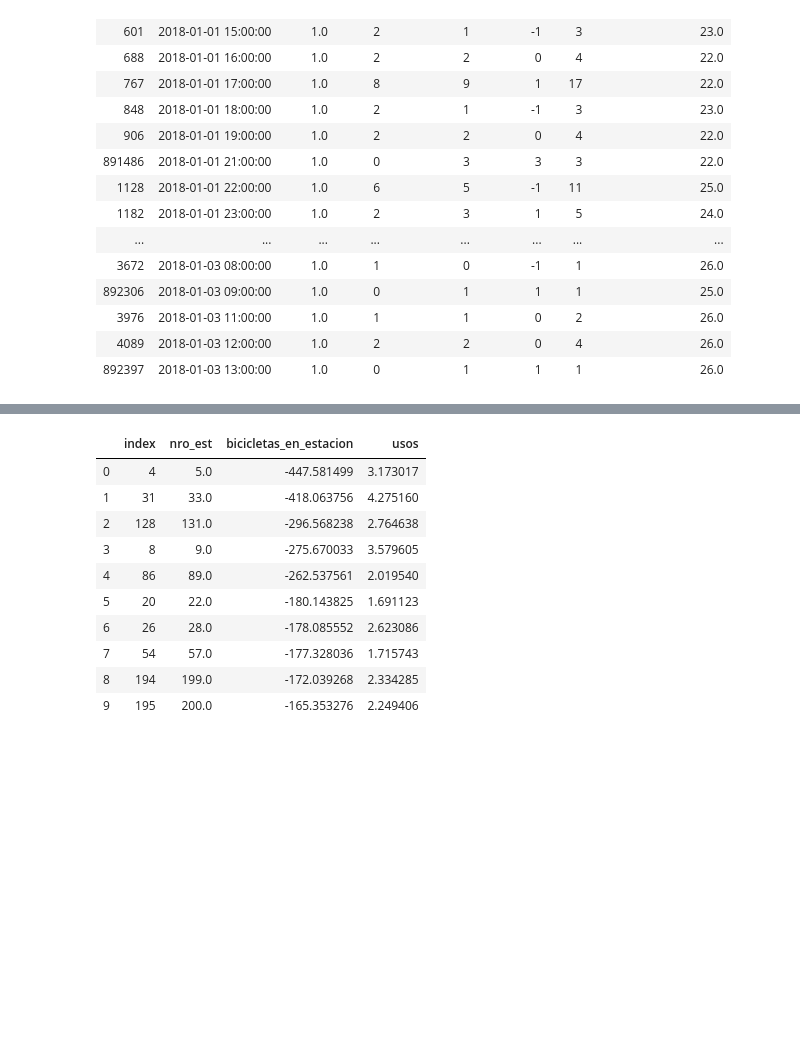
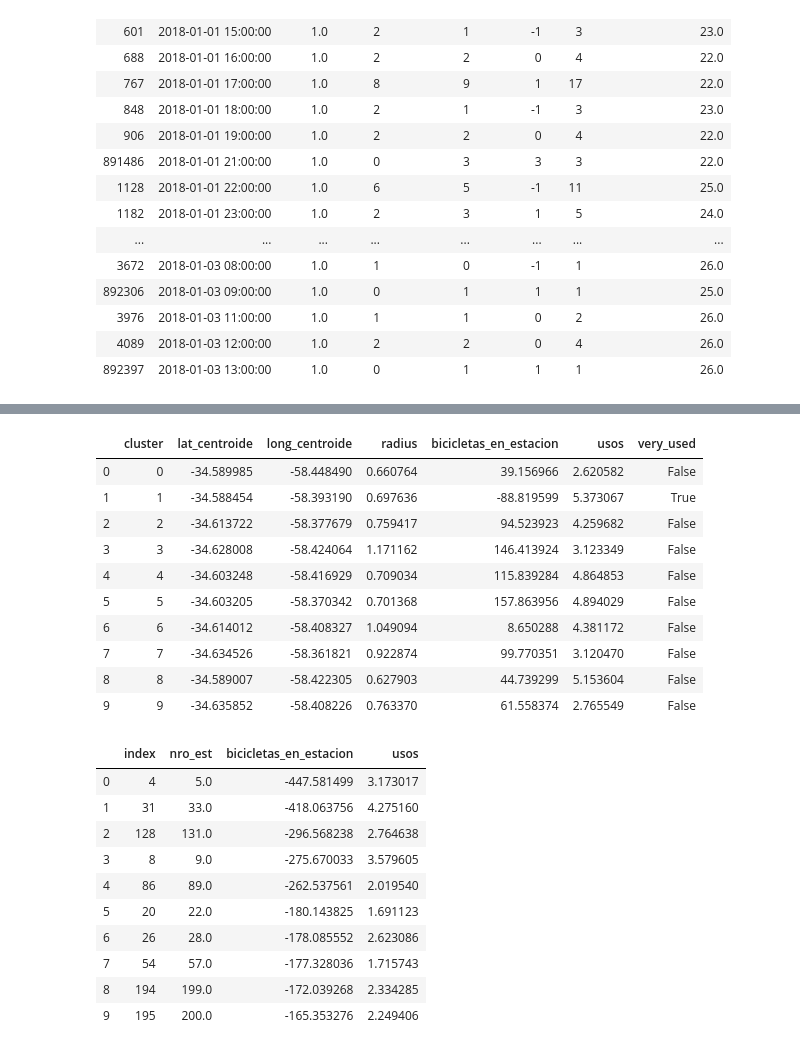
Before and after one commit to amorcecian/pfi, a Jupyter notebook: Dataset Analysis.ipynb, the cells around one changed output, grey strips where cells are left out. Saved outputs shown, nothing was run; the diff lists cells and outputs as text; code cells hidden in the pictures; blank space fills up the shorter version.

```diff
--- a/Dataset Analysis.ipynb
+++ b/Dataset Analysis.ipynb
@@ -280,0 +306,4 @@ stations_times_full_df[stations_times_full_df['nro_est']==1].head(30)
+# %%
+stations_clusters_usage_aux = stations_clusters_usage.copy()
+stations_clusters_usage_aux['very_used'] = np.where(stations_clusters_usage['bicicletas_en_estacion'] < 0, True, False)
+stations_clusters_usage_aux[['long','lat','nombre','nro_est','capacidad','bicicletas_en_estacion','usos','very_used']].head()
@@ -281,3 +340,20 @@ stations_times_full_df[stations_times_full_df['nro_est']==1].head(30)
+# %%
+average_fuller_clusters = stations_clusters_usage_aux[['cluster','lat_centroide','long_centroide','radius','bicicletas_en_estacion','usos']].copy()
+average_fuller_clusters = average_fuller_clusters.groupby(['cluster','lat_centroide','long_centroide','radius'])['bicicletas_en_estacion','usos'].mean().reset_index()
+average_fuller_clusters['very_used'] = np.where(average_fuller_clusters['bicicletas_en_estacion'] < 0, True, False)
+average_fuller_clusters.head(10)
+# %% [output]
+|  | cluster | lat_centroide | long_centroide | radius | bicicletas_en_estacion | usos | very_used |
+| 0 | 0 | -34.589985 | -58.448490 | 0.660764 | 39.156966 | 2.620582 | False |
+| 1 | 1 | -34.588454 | -58.393190 | 0.697636 | -88.819599 | 5.373067 | True |
+| 2 | 2 | -34.613722 | -58.377679 | 0.759417 | 94.523923 | 4.259682 | False |
+| 3 | 3 | -34.628008 | -58.424064 | 1.171162 | 146.413924 | 3.123349 | False |
+| 4 | 4 | -34.603248 | -58.416929 | 0.709034 | 115.839284 | 4.864853 | False |
+| 5 | 5 | -34.603205 | -58.370342 | 0.701368 | 157.863956 | 4.894029 | False |
+| 6 | 6 | -34.614012 | -58.408327 | 1.049094 | 8.650288 | 4.381172 | False |
+| 7 | 7 | -34.634526 | -58.361821 | 0.922874 | 99.770351 | 3.120470 | False |
+| 8 | 8 | -34.589007 | -58.422305 | 0.627903 | 44.739299 | 5.153604 | False |
+| 9 | 9 | -34.635852 | -58.408226 | 0.763370 | 61.558374 | 2.765549 | False |
 # %%
 stations_times_full_df.dtypes
 test_df = stations_times_full_df.copy()
```
Also changed, not shown: parts of 7 cells of this notebook, 2 other files.
